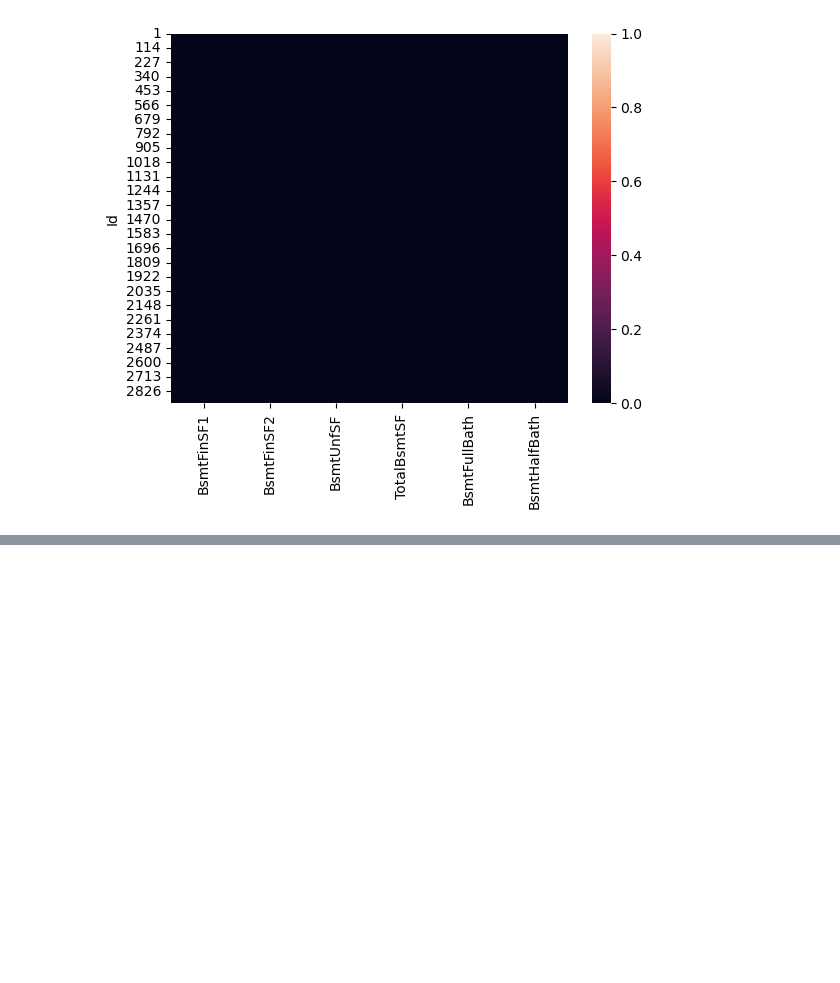
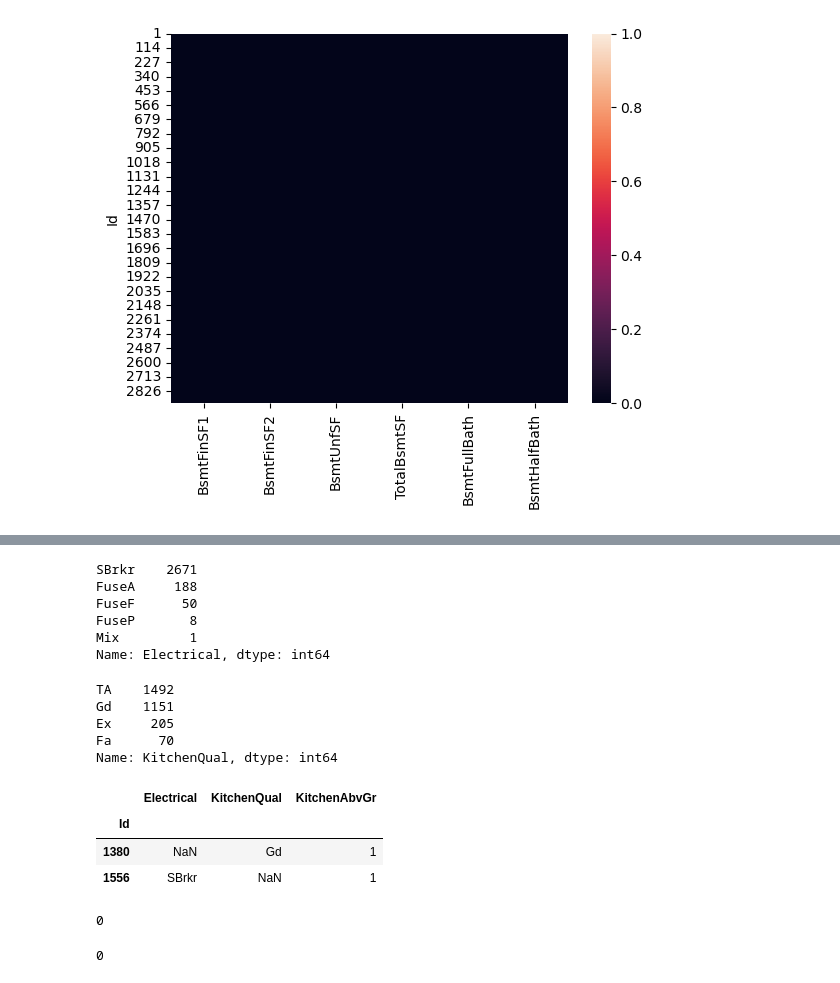
Before and after one commit to surajpoddar-ml/House-price--predictor, a Jupyter notebook: Machine L/src/main.ipynb, the cells around one changed output, grey strips where cells are left out. Drawn from its saved outputs; the diff is of its cells as text; code cells hidden in the pictures; blank space fills up the shorter version.

Commit message:
fill missing values in electrical kitchen and functional columns

```diff
--- a/Machine L/src/main.ipynb
+++ b/Machine L/src/main.ipynb
@@ -521,3 +521,41 @@ df_bsmt[df_bsmt.isnull().any(axis=1)]
 bsmt_num=0
 for feat in num_bsmt_feat:
     df_mvi[feat].replace(np.nan,bsmt_num,inplace=True)
+# %%
+# Electrical       0.034258 -- KitchenQual      0.034258
+df["Electrical"].value_counts()
+# %% [output]
+SBrkr    2671
+FuseA     188
+FuseF      50
+FuseP       8
+Mix         1
+Name: Electrical, dtype: int64
+# %%
+df["KitchenQual"].value_counts()
+# %% [output]
+TA    1492
+Gd    1151
+Ex     205
+Fa      70
+Name: KitchenQual, dtype: int64
+# %%
+df_ekk=df[["Electrical","KitchenQual","KitchenAbvGr"]]
+df_ekk[df_ekk.isnull().any(axis=1)]
+# %% [output]
+|  | Electrical | KitchenQual | KitchenAbvGr |
+| Id |  |  |  |
+| 1380 | NaN | Gd | 1 |
+| 1556 | SBrkr | NaN | 1 |
+# %%
+electrical_mode=df["Electrical"].mode()[0]
+df_mvi["Electrical"].replace(np.nan,electrical_mode,inplace=True)
+df_mvi["Electrical"].isnull().sum()
+# %% [output]
+0
+# %%
+kitchenqual_mode=df["KitchenQual"].mode()[0]
+df_mvi["KitchenQual"].replace(np.nan,kitchenqual_mode,inplace=True)
+df_mvi["KitchenQual"].isnull().sum()
+# %% [output]
+0
```
Also changed, not shown: parts of 4 cells of this notebook.
